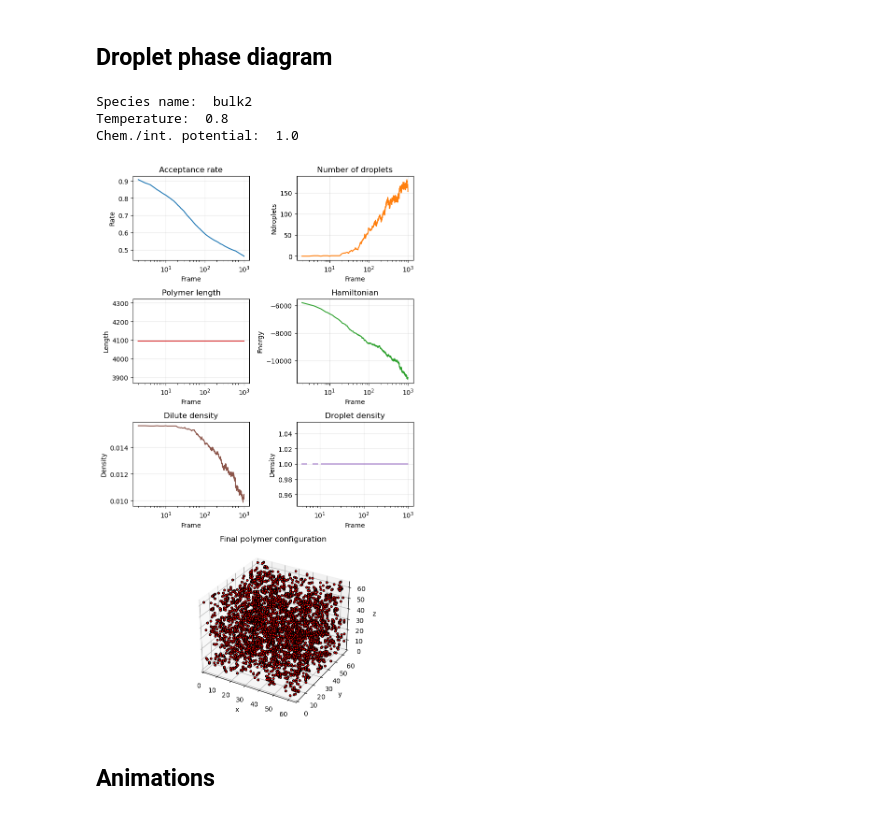
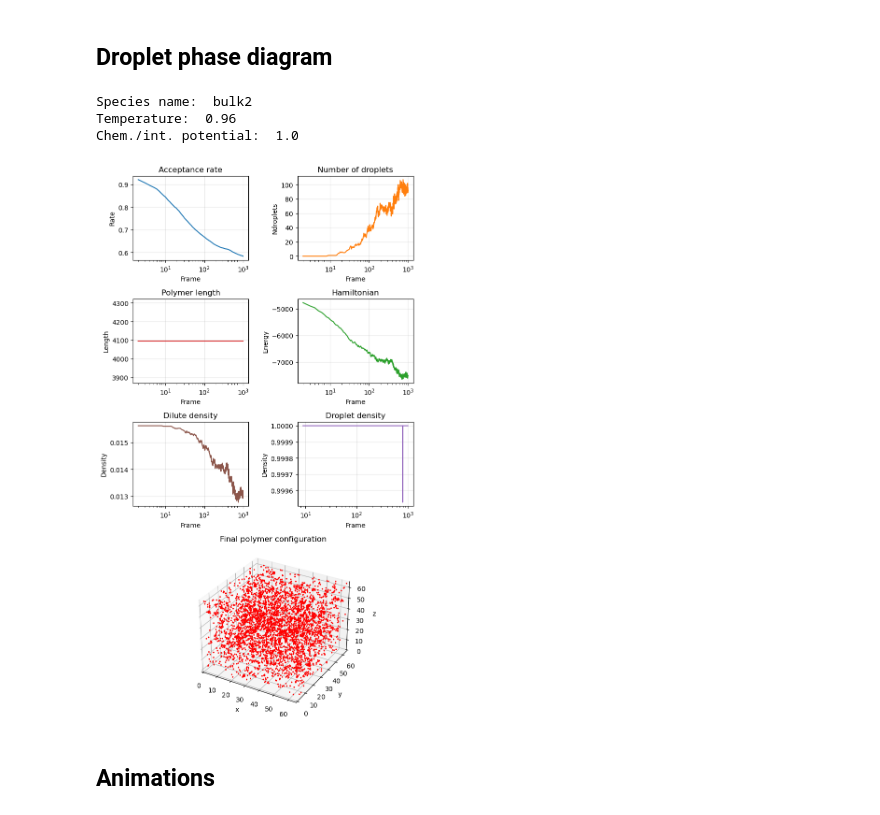
Before and after one commit to ta-rekt/Droplet, a Jupyter notebook: viz.ipynb, the cells around one changed output. Cells and saved outputs as stored; diff of their text form; code cells hidden in the pictures.

```diff
--- a/viz.ipynb
+++ b/viz.ipynb
@@ -450,7 +450,7 @@ def plot_simulation_dashboard(res_or_path, keya, keyb, show=True, psize=30):
     ax3d = fig.add_subplot(gs[3, :], projection='3d')
     x, y, z = res["final_coordinates"]
 
-    ax3d.scatter(x, y, z, s=psize, c='red', marker='o', edgecolor='black', alpha=1)
+    ax3d.scatter(x, y, z, s=psize, c='red', marker='o', edgecolor='none', alpha=1)
 
     L = res.get('boxlength', None)
     if L is not None:
@@ -468,15 +468,15 @@ def plot_simulation_dashboard(res_or_path, keya, keyb, show=True, psize=30):
     return fig
 # %%
 # Example usage:
-alpha_index = 1
+alpha_index = 9
 beta_index = 1
 fig = plot_simulation_dashboard('data/20251121/flory_huggins_spp_64_4096/output_cpu{}.json'.format(alpha_index),
-                                alpha_index, beta_index, psize=10)
+                                alpha_index, beta_index, psize=5)
 # %% [output]
 Species name:  bulk2
-Temperature:  0.8
+Temperature:  0.96
 Chem./int. potential:  1.0
-[figure, old version]
+[figure, new version]
 # %% [markdown]
 ## Animations
 # %% [markdown]
```
Also changed, not shown: 2 other files.
